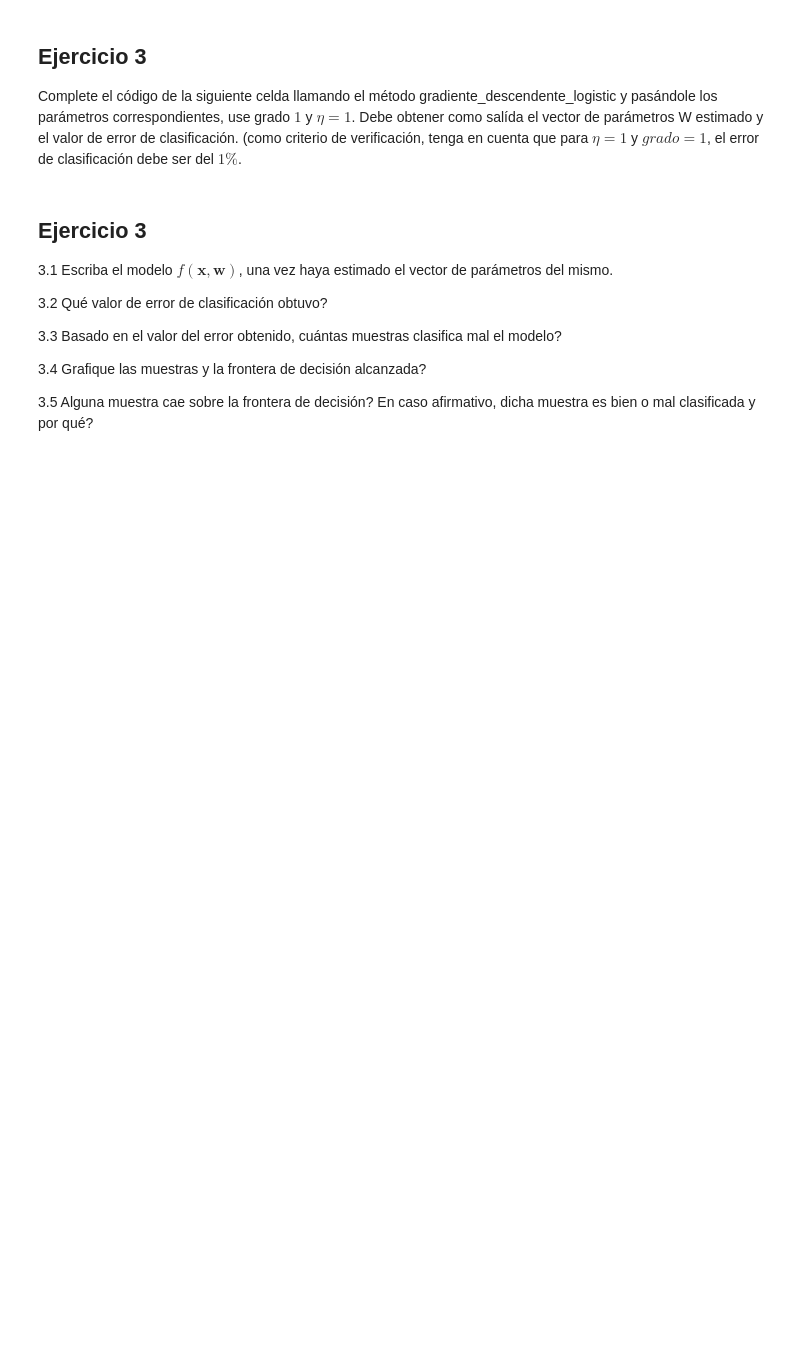
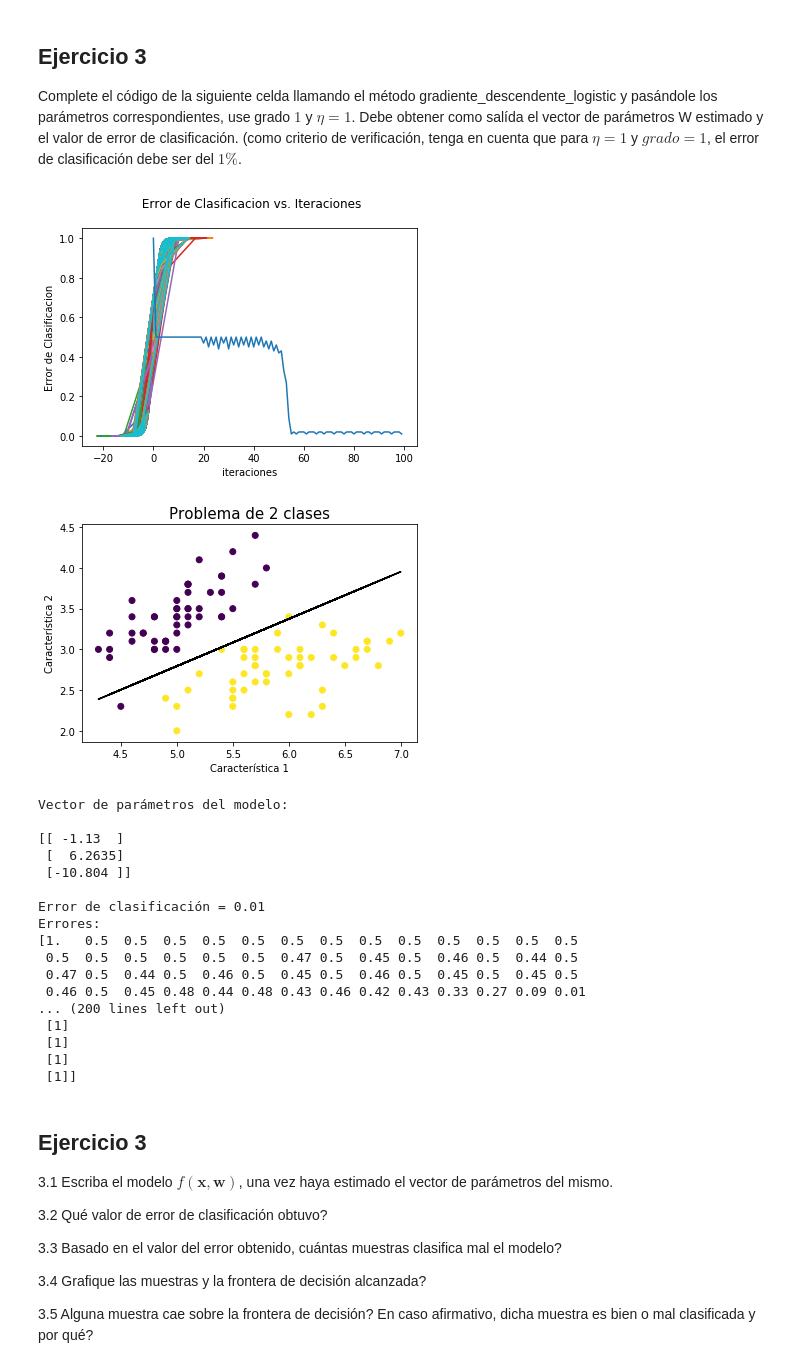
Before and after one commit to Djvash01/Simulacion, a Jupyter notebook: Lab1/Laboratorio_1_parte2_Rodrigo_Porras_David_Yepes.ipynb, the cells around one changed output. Cells and saved outputs as stored; diff of their text form; code cells hidden in the pictures; blank space fills up the shorter version.

Commit message:
Lab1 graficas completas logistica

```diff
--- a/Lab1/Laboratorio_1_parte2_Rodrigo_Porras_David_Yepes.ipynb
+++ b/Lab1/Laboratorio_1_parte2_Rodrigo_Porras_David_Yepes.ipynb
@@ -58,7 +58,7 @@ def sigmoidal(z):
     plt.ylabel('g(z)')
     plt.xlabel('z')
     plt.title(u'Funcion Sigmoidal\n')
-    plt.show()
+    #plt.show()
 
     return s
 
@@ -67,14 +67,15 @@ def sigmoidal(z):
 def logistic_regression(X, W):
     Yest = np.dot(X,W)  #con np.dot se realiza el producto matricial. Aquí X (extendida) tiene dim [Nxd] y W es dim [dx1]
     Y_lest = sigmoidal(Yest)
-
+    #print(Y_lest)
+    #print(np.shape(Y_lest))
     #Se llevan los valores a 1 o 0 para los que está definido el modelo de regresión logística
     pos = 0
     for tag in Y_lest:
 
-        if tag > 0.5:
+        if (tag > 0.5):
             Y_lest[pos] = 1
-        elif tag < 0.5:
+        elif (tag < 0.5):
             Y_lest[pos] = 0
 
         pos += 1
@@ -111,6 +112,7 @@ def error_logistic(Y_lest, Y):
 def gradiente_descendente_logistic(X,Y,grado,eta):
 
     X_original = X
+    Y_original = Y
 
     #Se modifica la matriz de datos original de acuerdo al grado del polinomio ingresado para el modelo
     X = potenciaPolinomio(X,grado)
@@ -144,28 +146,43 @@ def gradiente_descendente_logistic(X,Y,grado,eta):
     for iter in range(iteraciones):
 
         Y_estimado = logistic_regression(X,Want)
+
         #Error en clasificación
         error = error_logistic(Y_estimado,Y)
         errores[iter] = error
 
         #Aquí debe completar el código con la regla de actualización de los parámetros W para regresión
         #logística. Tenga en cuenta los nombres de las variables ya creadas: Want, X, Y
+        term=Y_estimado - Y
+        term2=np.dot(X.T,term)
+        W = Want - (eta*((1/N)*term2))
+        Want = W
+
 
 
     #Aquí debe completar el código para realizar la gráfica del error de clasificación vs. iteraciones
-
+    plt.plot(np.arange(iteraciones),errores)
+    plt.ylabel('Error de Clasificacion')
+    plt.xlabel('iteraciones')
+    plt.title(u' Error de Clasificacion vs. Iteraciones\n')
+    plt.show()
 
 
     #Aquí debe completar el código para realizar la gráfica de la frontera encontrada para el menor error
     #Tenga en cuenta el condicional para que no grafique cosas erroneas si usa grados mayores que 1
-    #if grado == 1:
-        #plt.scatter(#complete con los argumentos);
+    if grado == 1:
+        plt.scatter(X_original[:,0], X_original[:,1], c=Y_original);
+        plt.title('Problema de 2 clases', fontsize=15)
+        plt.xlabel('Característica 1')
+        plt.ylabel('Característica 2')
+        x1 = np.linspace(4,8,50)
+        x2 = -(W[1]/W[2])*x1 - (W[0]/W[2])
+        plt.plot(x1,x2,'k')
+        plt.show()
 
-        #plt.show()
-
-    print 'Vector de parámetros del modelo:\n'
-    print W
-    print '\nError de clasificación = ' + str(errores[-1])
+    print ('Vector de parámetros del modelo:\n')
+    print (W)
+    print ('\nError de clasificación = ' + str(errores[-1]))
 
     plt.show()
 
@@ -203,7 +234,27 @@ y2 = y[:100]
 Complete el código de la siguiente celda llamando el método gradiente_descendente_logistic y pasándole los parámetros correspondientes, use grado $1$ y $\eta=1$. Debe obtener como salída el vector de parámetros W estimado y el valor de error de clasificación. (como criterio de verificación, tenga en cuenta que para $\eta = 1$ y $grado = 1$, el error de clasificación debe ser del $1\%$.
 # %%
 #Completa la siguiente línea con el llamado al método gradiente_descendente_logistic con sus respectivos argumentos
-#w = gradiente_descendente_logistic()
+w = gradiente_descendente_logistic(X2,y2,1,1)
+# %% [output]
+[figure, added]
+[figure, added]
+Vector de parámetros del modelo:
+
+[[ -1.13  ]
+ [  6.2635]
+ [-10.804 ]]
+
+Error de clasificación = 0.01
+Errores:
+[1.   0.5  0.5  0.5  0.5  0.5  0.5  0.5  0.5  0.5  0.5  0.5  0.5  0.5
+ 0.5  0.5  0.5  0.5  0.5  0.5  0.47 0.5  0.45 0.5  0.46 0.5  0.44 0.5
+ 0.47 0.5  0.44 0.5  0.46 0.5  0.45 0.5  0.46 0.5  0.45 0.5  0.45 0.5
+ 0.46 0.5  0.45 0.48 0.44 0.48 0.43 0.46 0.42 0.43 0.33 0.27 0.09 0.01
+... (200 lines left out)
+ [1]
+ [1]
+ [1]
+ [1]]
 # %% [markdown]
 ## Ejercicio 3
 
```
Also changed, not shown: parts of 3 cells of this notebook.
